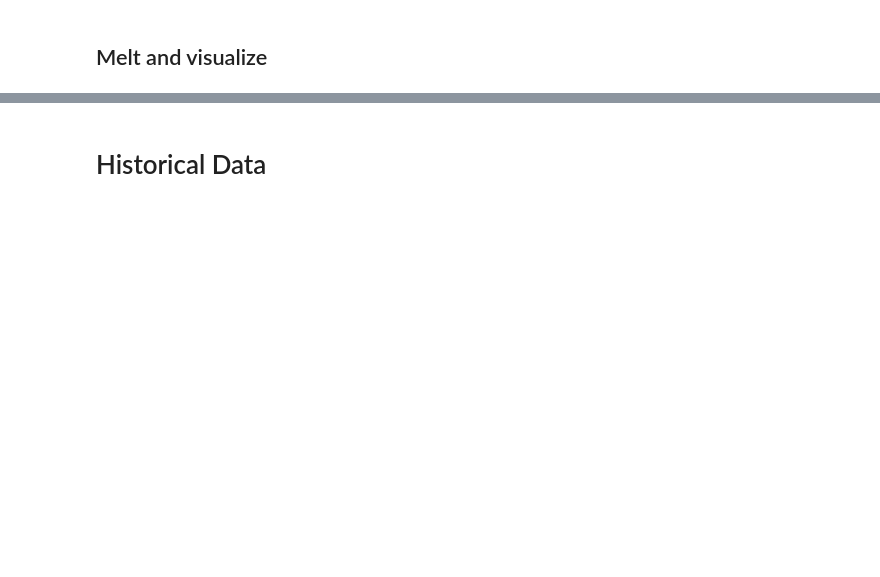
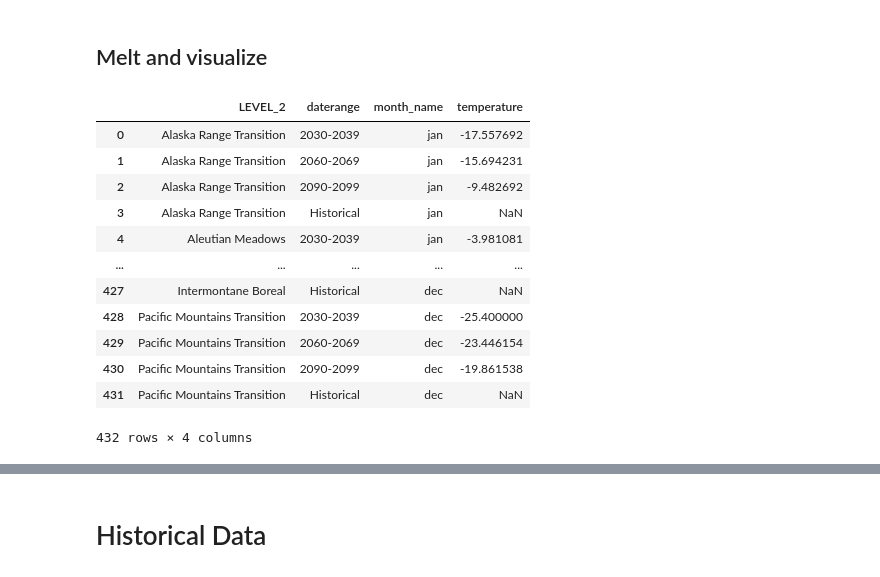
Before and after one commit to LVParkinson/Alaska-Berry-Futures, a Jupyter notebook: 2023.02.16_AK temperature.ipynb, the cells around one changed output, grey strips where cells are left out. Saved outputs shown, nothing was run; the diff lists cells and outputs as text; code cells hidden in the pictures; blank space fills up the shorter version.

```diff
--- a/2023.02.16_AK temperature.ipynb
+++ b/2023.02.16_AK temperature.ipynb
@@ -141 +196,17 @@ df['month_name'] = df['month_name'].str.replace('Mean', '')
+# %%
+df
+# %% [output]
+|  | LEVEL_2 | daterange | month_name | temperature |
+| 0 | Alaska Range Transition | 2030-2039 | jan | -17.557692 |
+| 1 | Alaska Range Transition | 2060-2069 | jan | -15.694231 |
+| 2 | Alaska Range Transition | 2090-2099 | jan | -9.482692 |
+| 3 | Alaska Range Transition | Historical | jan | NaN |
+| 4 | Aleutian Meadows | 2030-2039 | jan | -3.981081 |
+| ... | ... | ... | ... | ... |
+| 427 | Intermontane Boreal | Historical | dec | NaN |
+| 428 | Pacific Mountains Transition | 2030-2039 | dec | -25.400000 |
+| 429 | Pacific Mountains Transition | 2060-2069 | dec | -23.446154 |
+| 430 | Pacific Mountains Transition | 2090-2099 | dec | -19.861538 |
+| 431 | Pacific Mountains Transition | Historical | dec | NaN |
+432 rows × 4 columns
 # %%
```
Also changed, not shown: parts of 11 cells of this notebook.
